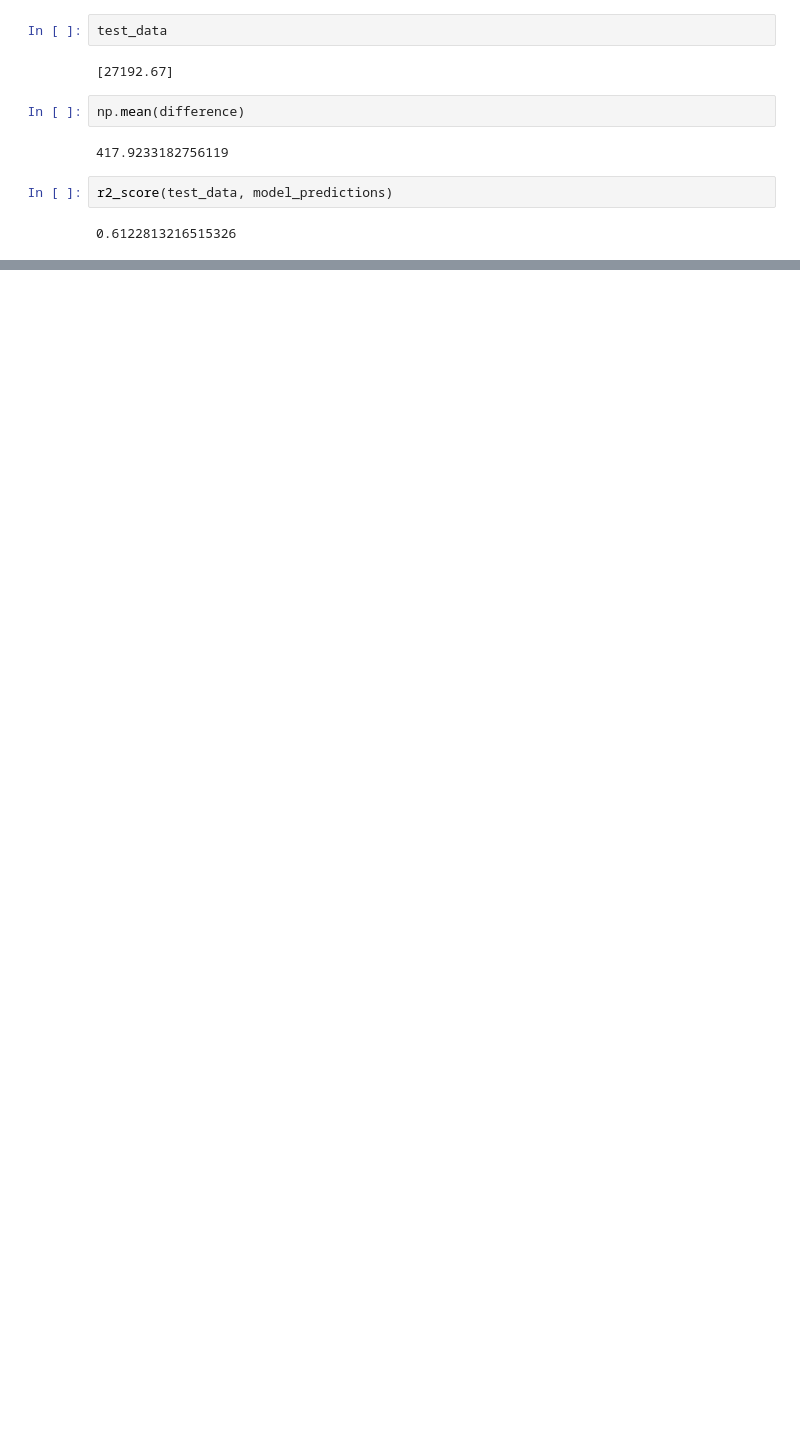
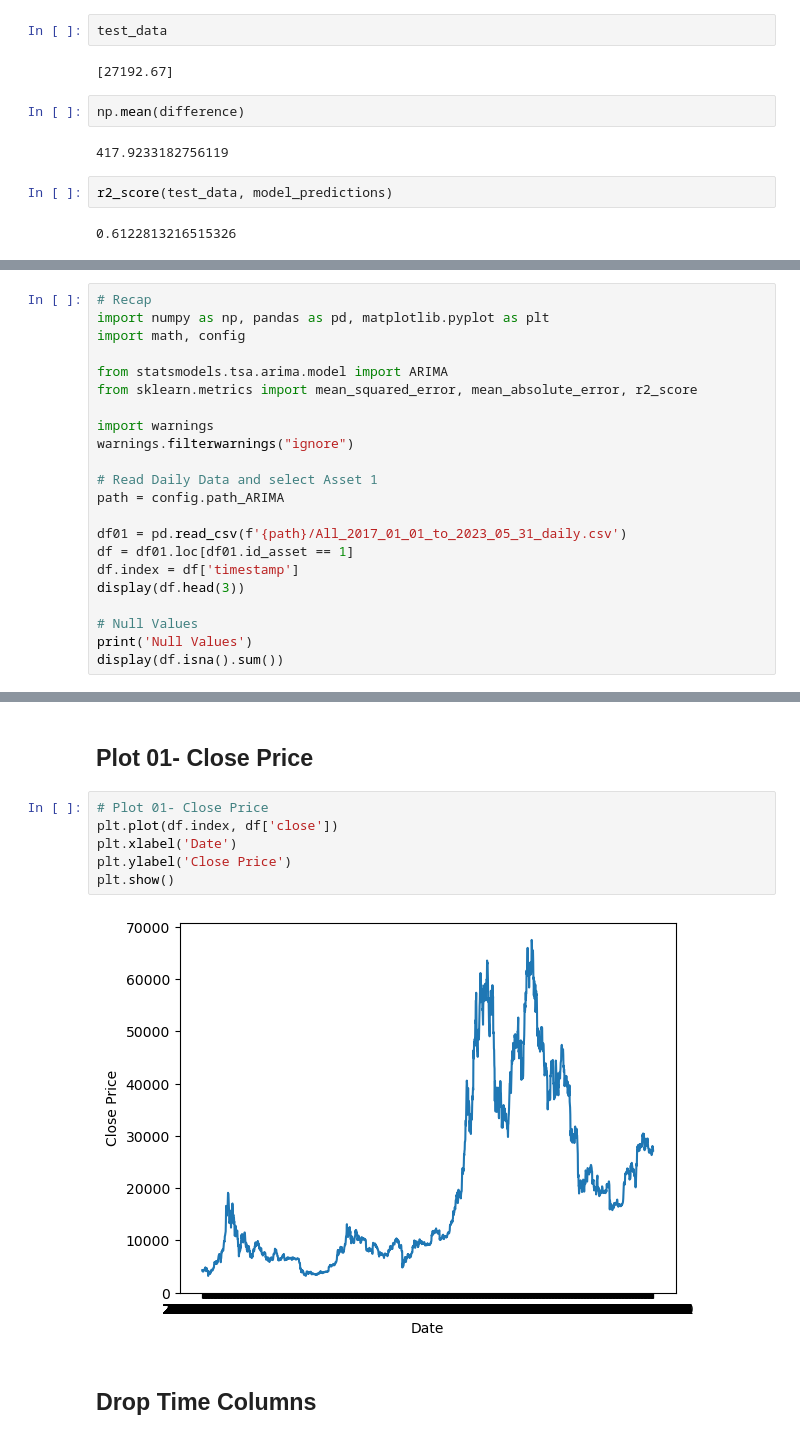
Before and after one commit to abdullahcayde/CryptoBot_with_Binance_Project, a Jupyter notebook: ARIMA_ML_Model_Asset1.ipynb, the cells around one changed output, grey strips where cells are left out. Drawn from its saved outputs; the diff is of its cells as text; blank space fills up the shorter version.

```diff
--- a/ARIMA_ML_Model_Asset1.ipynb
+++ b/ARIMA_ML_Model_Asset1.ipynb
@@ -293,0 +298,22 @@ r2_score(test_data, model_predictions)
+# %%
+# Recap
+import numpy as np, pandas as pd, matplotlib.pyplot as plt
+import math, config
+
+from statsmodels.tsa.arima.model import ARIMA
+from sklearn.metrics import mean_squared_error, mean_absolute_error, r2_score
+
+import warnings
+warnings.filterwarnings("ignore")
+
+# Read Daily Data and select Asset 1
+path = config.path_ARIMA
+
+df01 = pd.read_csv(f'{path}/All_2017_01_01_to_2023_05_31_daily.csv')
+df = df01.loc[df01.id_asset == 1]
+df.index = df['timestamp']
+display(df.head(3))
+
+# Null Values
+print('Null Values')
+display(df.isna().sum())
@@ -293,0 +341,12 @@ r2_score(test_data, model_predictions)
+# %% [markdown]
+## Plot 01- Close Price
+# %%
+# Plot 01- Close Price
+plt.plot(df.index, df['close'])
+plt.xlabel('Date')
+plt.ylabel('Close Price')
+plt.show()
+# %% [output]
+[figure, added]
+# %% [markdown]
+## Drop Time Columns
```
Also changed, not shown: parts of 24 cells of this notebook.
